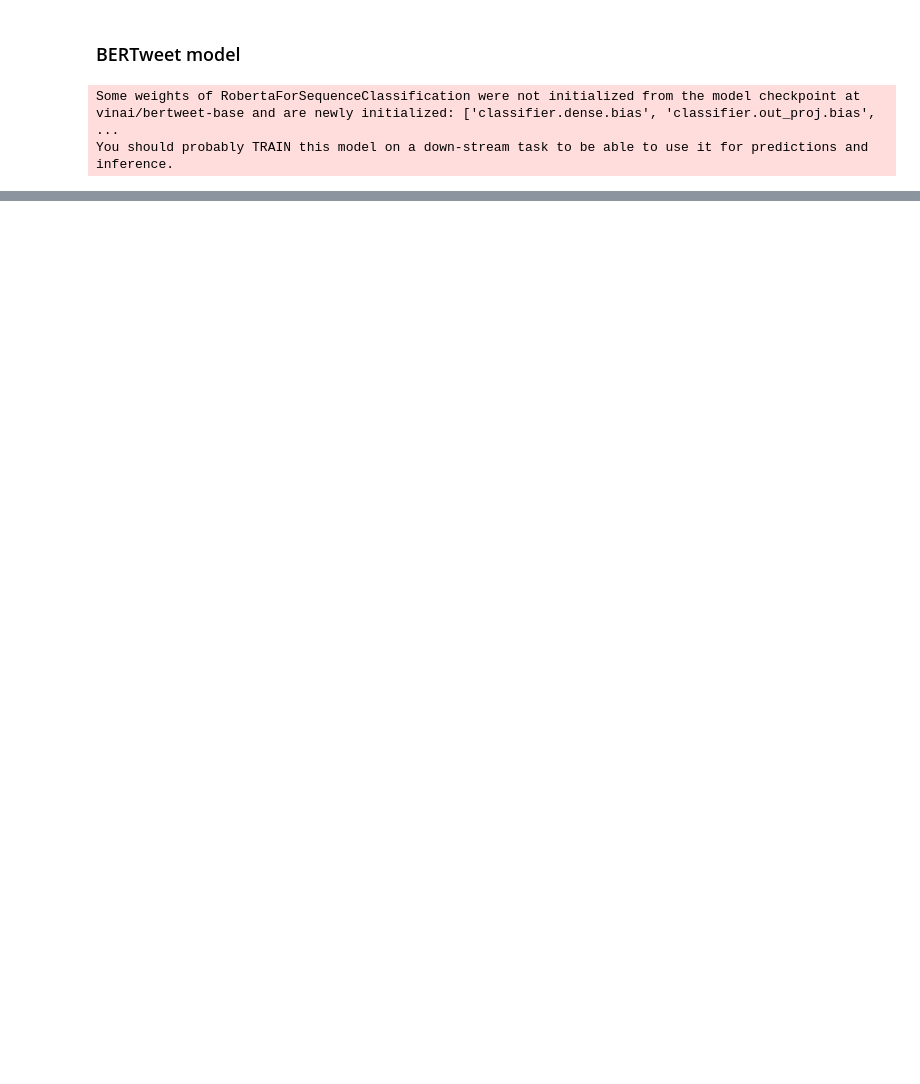
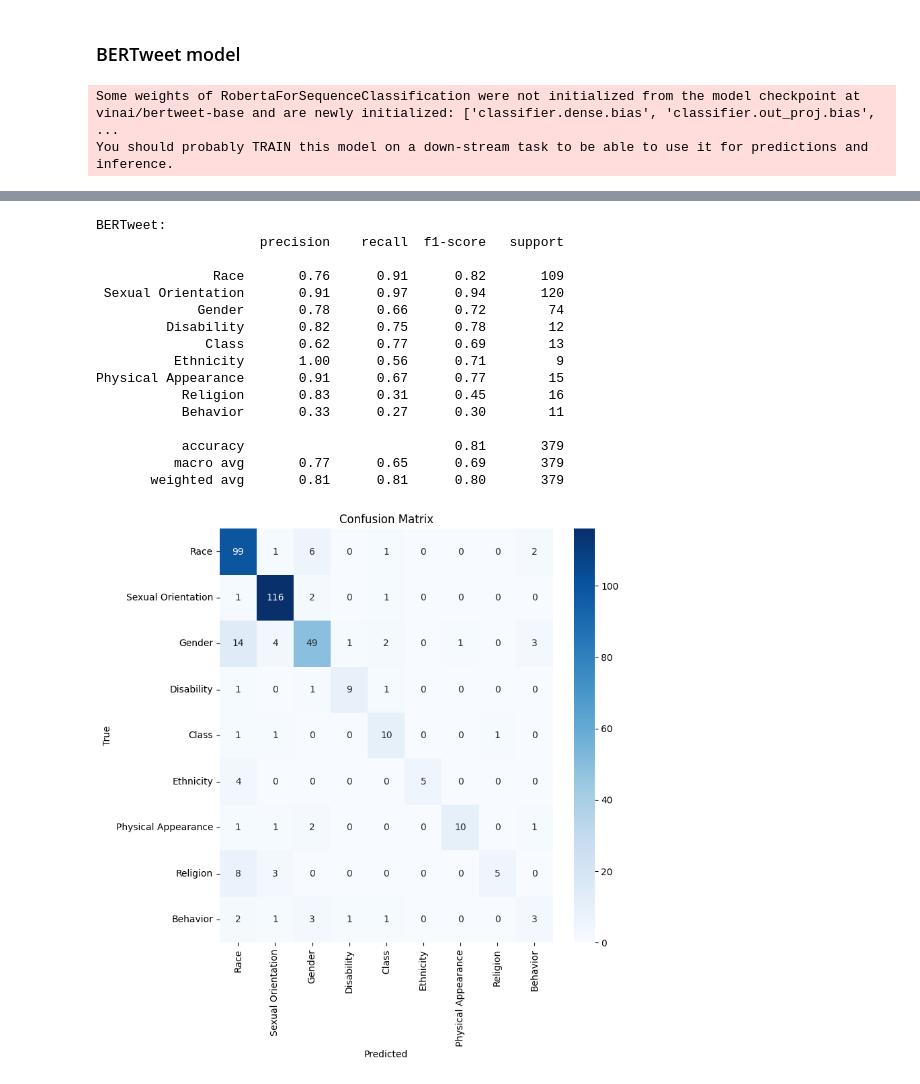
Before and after one commit to wh476/AI4health, a Jupyter notebook: Classification model.ipynb, the cells around one changed output, grey strips where cells are left out. Cells and saved outputs as stored; diff of their text form; code cells hidden in the pictures; blank space fills up the shorter version.

```diff
--- a/Classification model.ipynb
+++ b/Classification model.ipynb
@@ -111,15 +101,19 @@ from sklearn.metrics import classification_report
 # Create a TF-IDF vectorizer
 tfidf_vectorizer = TfidfVectorizer()
 
+# Combine X_train and X_val into a single set for the model training
+X_train_LRmax = pd.concat([X_train, X_val], ignore_index=True)
+y_train_LRmax = pd.concat([y_train, y_val], ignore_index=True)
+
 # Transform the text data
-X_train_tfidf = tfidf_vectorizer.fit_transform(X_train)
+X_train_tfidf = tfidf_vectorizer.fit_transform(X_train_LRmax)
 X_test_tfidf = tfidf_vectorizer.transform(X_test)
 
 # Logistic Regression with multinomial (softmax)
 logreg_multinomial = LogisticRegression(multi_class='multinomial', solver='lbfgs', max_iter=500)
 
 # Model training
-logreg_multinomial.fit(X_train_tfidf, y_train)
+logreg_multinomial.fit(X_train_tfidf, y_train_LRmax)
 
 # Predictions on the test set
 y_pred_multinomial = logreg_multinomial.predict(X_test_tfidf)
@@ -379,0 +431,64 @@ Predicted class: 2
+# %%
+from sklearn.metrics import confusion_matrix, classification_report
+import seaborn as sns
+import matplotlib.pyplot as plt
+
+# Tokenize and prepare input data for testing set
+tokenized_test = tokenizer(X_test, return_tensors="pt")
+# tokenized_test = X_test.apply(tokenize_data)
+# print(len(tokenized_test))
+# print(tokenized_test)
+
+input_ids_test = torch.cat([tokenized_test[i]['input_ids'] for i in range(len(tokenized_test))], dim=0)
+attention_masks_test = torch.cat([tokenized_test[i]['attention_mask'] for i in range(len(tokenized_test))], dim=0)
+labels_test = torch.tensor(y_test.values)
+
+# Create DataLoader for testing set
+dataset_test = TensorDataset(input_ids_test, attention_masks_test, labels_test)
+dataloader_test = DataLoader(dataset_test, batch_size=8, shuffle=False)
+
+# Evaluation loop
+model.eval()
+all_preds = []
+
+with torch.no_grad():
+    for batch in dataloader_test:
+        input_ids, attention_masks, labels = [tensor.to(device) for tensor in batch]
+
+        outputs = model(input_ids, attention_mask=attention_masks)
+        logits = outputs.logits
+        preds = torch.argmax(logits, dim=1).cpu().numpy()
+        all_preds.extend(preds)
+
+# Evaluate the model
+print("BERTweet:")
+print(classification_report(y_test, all_preds, target_names=label_dict.keys()))
+
+# Generate confusion matrix
+conf_mat = confusion_matrix(y_test, all_preds)
+
+# Display the confusion matrix as a heatmap
+plt.figure(figsize=(8, 8))
+sns.heatmap(conf_mat, annot=True, fmt='d', cmap='Blues', xticklabels=label_dict.keys(), yticklabels=label_dict.keys())
+plt.title('Confusion Matrix')
+plt.xlabel('Predicted')
+plt.ylabel('True')
+plt.show()
+# %% [output]
+BERTweet:
+                     precision    recall  f1-score   support
+
+               Race       0.76      0.91      0.82       109
+ Sexual Orientation       0.91      0.97      0.94       120
+             Gender       0.78      0.66      0.72        74
+         Disability       0.82      0.75      0.78        12
+              Class       0.62      0.77      0.69        13
+          Ethnicity       1.00      0.56      0.71         9
+Physical Appearance       0.91      0.67      0.77        15
+           Religion       0.83      0.31      0.45        16
+           Behavior       0.33      0.27      0.30        11
+
+           accuracy                           0.81       379
+          macro avg       0.77      0.65      0.69       379
+       weighted avg       0.81      0.81      0.80       379
+[figure, added]
```
Also changed, not shown: parts of 14 cells of this notebook, 3 other files.
